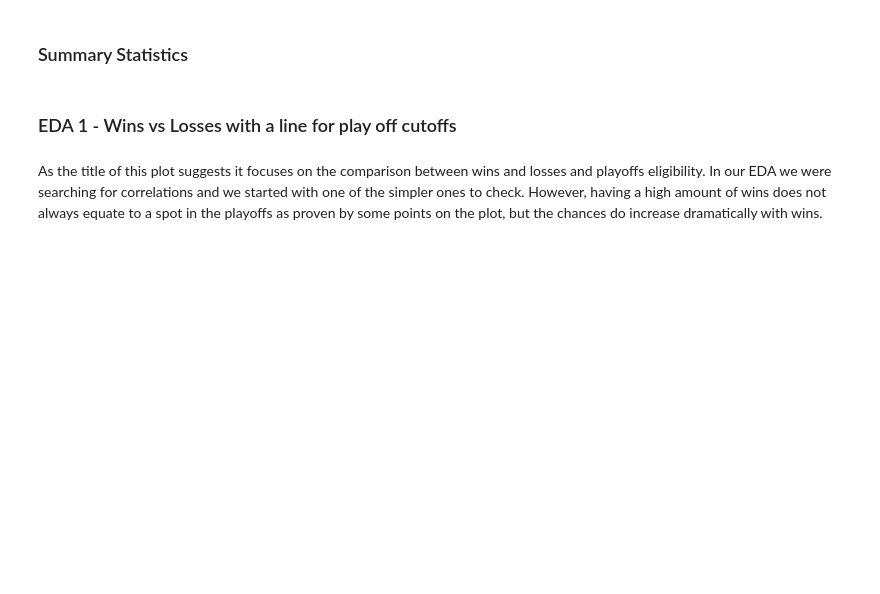
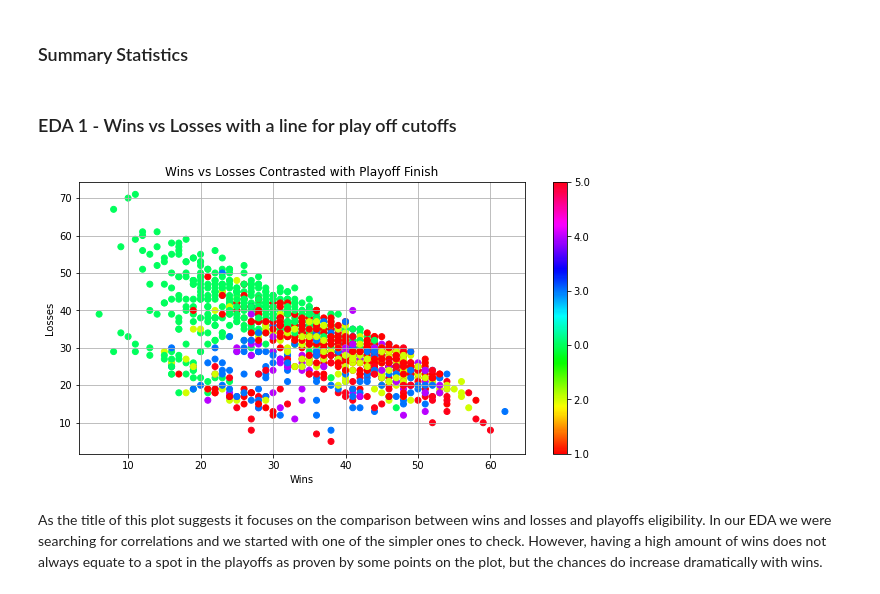
Before and after one commit to cstainsby/HockeyDataProject, a Jupyter notebook: Technical Report.ipynb, the cells around one changed output. Drawn from its saved outputs; the diff is of its cells as text; code cells hidden in the pictures; blank space fills up the shorter version.

```diff
--- a/Technical Report.ipynb
+++ b/Technical Report.ipynb
@@ -124,36 +124,38 @@ importlib.reload(mysklearn)
 
 dataset_titles = league_standing_pytable.column_names
 dataset = league_standing_pytable.data
 x_col_name = "W"
 y_col_name = "L"
-groupby_col = "PLAYOFFS"
+groupby_col = "FINISH"
 
 wins_col = league_standing_pytable.get_column(x_col_name)
 losses_col = league_standing_pytable.get_column(y_col_name)
 class_col = league_standing_pytable.get_column(groupby_col)
 
 unique_class_vals, parallel_numbered_vals = myutils.unique_vals(class_col)
 
 x_index = dataset_titles.index(x_col_name)
 y_index = dataset_titles.index(y_col_name)
 
 cleaned_x, cleaned_y = myutils.find_all_non_NA_matches(wins_col, losses_col)
 m, b = myutils.compute_slope_intercept(cleaned_x, cleaned_y)
 
 corre_coeff = myutils.calculate_correlation_coefficient(cleaned_x, cleaned_y)
 covarience = myutils.calculate_covarience(cleaned_x, cleaned_y)
 
 plt.figure(figsize=(10,5))
-plt.title("Wins" + " vs " + "Losses Contrasted with Playoff Eligibility")
+plt.title("Wins" + " vs " + "Losses Contrasted with Playoff Finish")
 plt.ylabel("Losses")
 plt.xlabel("Wins")
-plt.scatter(cleaned_x, cleaned_y, c = parallel_numbered_vals, marker="o", cmap="bwr")
+plt.scatter(cleaned_x, cleaned_y, c = parallel_numbered_vals, marker="o", cmap="hsv")
 #plt.plot([min(cleaned_x), max(cleaned_x)], [m * min(cleaned_x) + b, m * max(cleaned_x) + b], c="g")
 cbar = plt.colorbar()
 cbar.set_ticks([i for i in range(len(unique_class_vals))])
 cbar.set_ticklabels(unique_class_vals)
 plt.grid(True)
 plt.show()
+# %% [output]
+[figure, added]
 # %% [markdown]
 As the title of this plot suggests it focuses on the comparison between wins and losses and playoffs eligibility. In our EDA we were searching for correlations and we started with one of the simpler ones to check. However, having a high amount of wins does not always equate to a spot in the playoffs as proven by some points on the plot, but the chances do increase dramatically  with wins.
 # %% [markdown]
```
Also changed, not shown: parts of 7 cells of this notebook.
